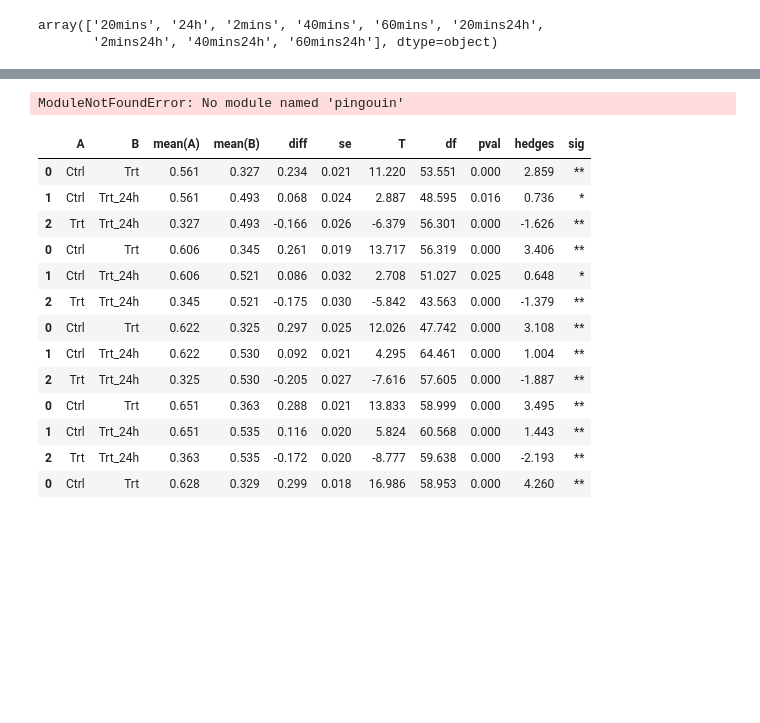
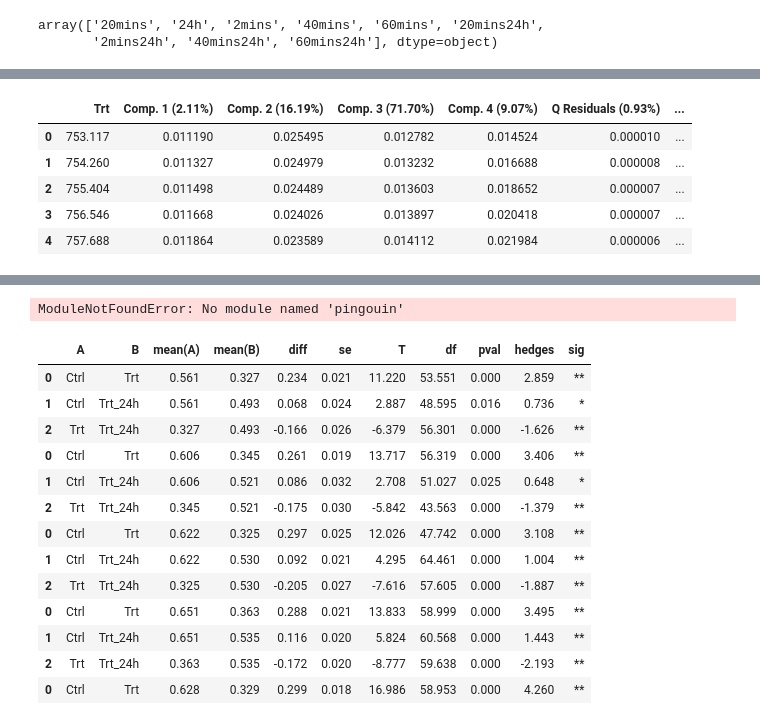
Before and after one commit to bunmiadejimi/Raman_Collagen, a Jupyter notebook: MCR_Stats.ipynb, the cells around one changed output, grey strips where cells are left out. Drawn from its saved outputs; the diff is of its cells as text; code cells hidden in the pictures; blank space fills up the shorter version.

```diff
--- a/MCR_Stats.ipynb
+++ b/MCR_Stats.ipynb
@@ -82,0 +94,10 @@ for l in [1.5, 3.5, 5.5, 7.5]:
+# %%
+ldgs = pd.read_excel('c:\\Users\\oadeji01\\OneDrive - Tufts\\Bunmi - NavehLab-01\\Raman_Bunmi\\Master_Data\\MCR\\Phe_CvT\\Para_Ldgs1.xlsx', sheet_name='Sheet1')
+ldgs.head()
+# %% [output]
+|  | Trt | Comp. 1 (2.11%) | Comp. 2 (16.19%) | Comp. 3 (71.70%) | Comp. 4 (9.07%) | Q Residuals (0.93%) | ... |
+| 0 | 753.117 | 0.011190 | 0.025495 | 0.012782 | 0.014524 | 0.000010 | ... |
+| 1 | 754.260 | 0.011327 | 0.024979 | 0.013232 | 0.016688 | 0.000008 | ... |
+| 2 | 755.404 | 0.011498 | 0.024489 | 0.013603 | 0.018652 | 0.000007 | ... |
+| 3 | 756.546 | 0.011668 | 0.024026 | 0.013897 | 0.020418 | 0.000007 | ... |
+| 4 | 757.688 | 0.011864 | 0.023589 | 0.014112 | 0.021984 | 0.000006 | ... |
```
Also changed, not shown: parts of 6 cells of this notebook.
